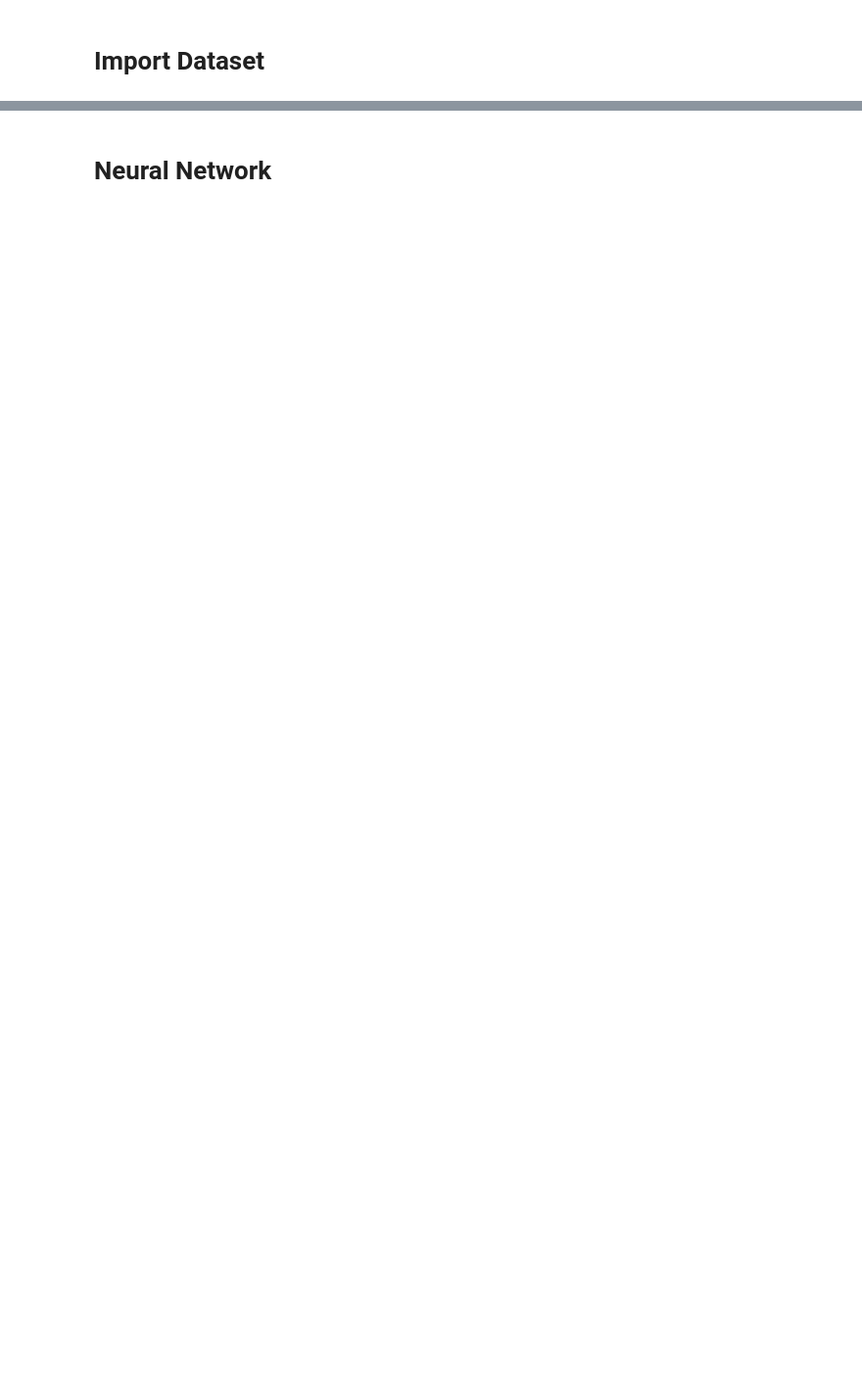
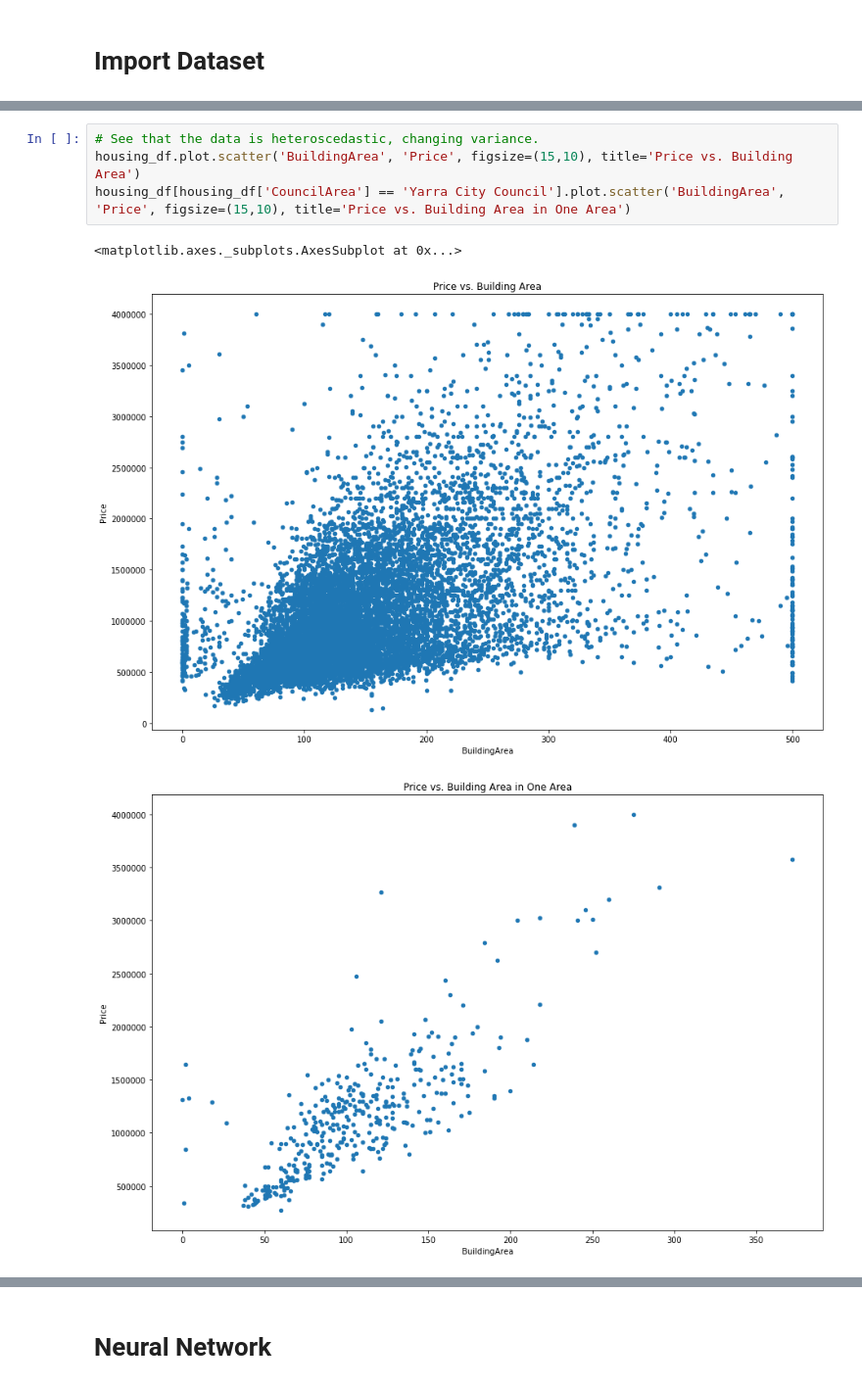
Before and after one commit to NordAxon/ai-for-leaders, a Jupyter notebook: ai_course.ipynb, the cells around one changed output, grey strips where cells are left out. Shown: that part at 98% size. Cells and saved outputs as stored; diff of their text form; blank space fills up the shorter version.

```diff
--- a/ai_course.ipynb
+++ b/ai_course.ipynb
@@ -20,0 +61,8 @@ import pandas as pd
+# %%
+# See that the data is heteroscedastic, changing variance.
+housing_df.plot.scatter('BuildingArea', 'Price', figsize=(15,10), title='Price vs. Building Area')
+housing_df[housing_df['CouncilArea'] == 'Yarra City Council'].plot.scatter('BuildingArea', 'Price', figsize=(15,10), title='Price vs. Building Area in One Area')
+# %% [output]
+<matplotlib.axes._subplots.AxesSubplot at 0x...>
+[figure, added]
+[figure, added]
```
Also changed, not shown: parts of 13 cells of this notebook, 1 other file.
